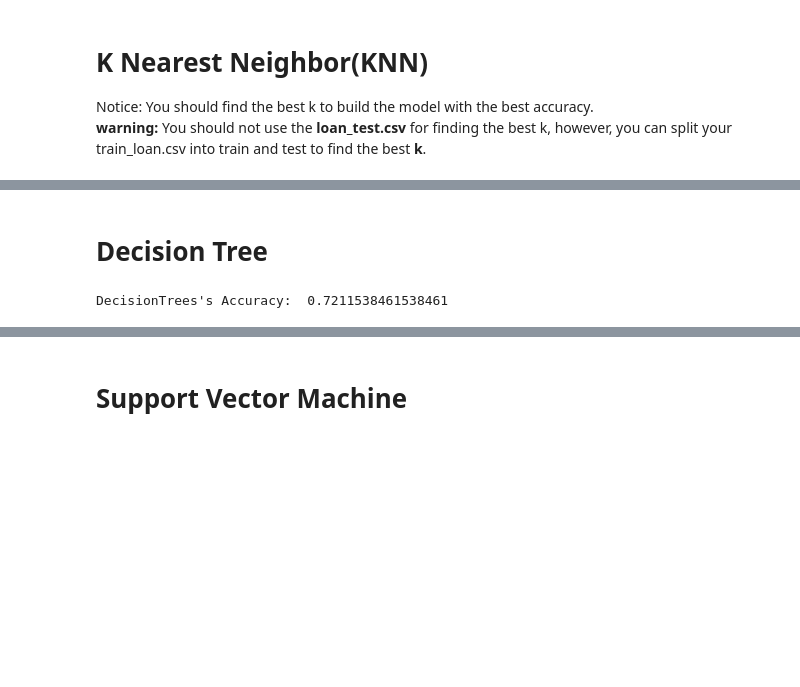
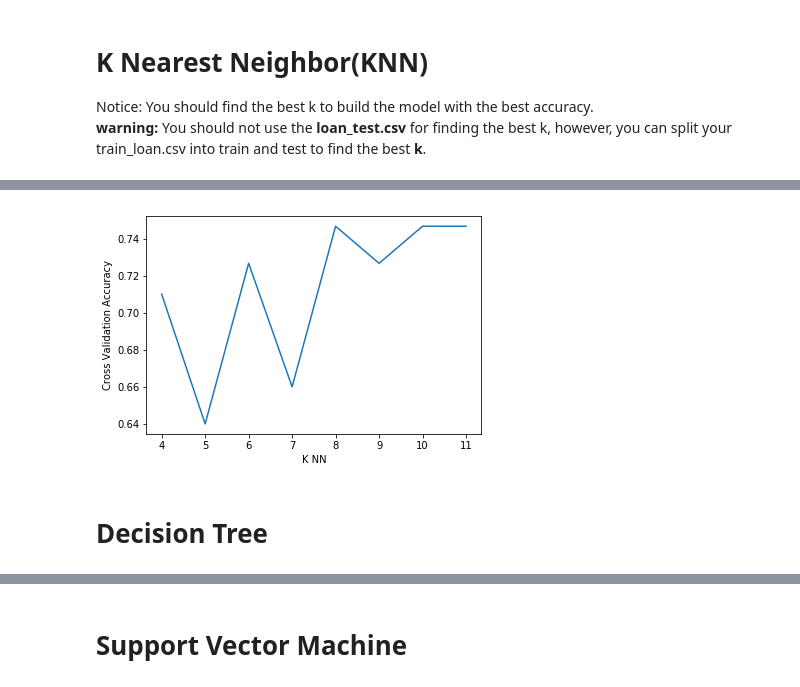
Before and after one commit to kkulkarn/capstone_IBM, a Jupyter notebook: Project Loan.ipynb, the cells around one changed output, grey strips where cells are left out. Drawn from its saved outputs; the diff is of its cells as text; code cells hidden in the pictures; blank space fills up the shorter version.

```diff
--- a/Project Loan.ipynb
+++ b/Project Loan.ipynb
@@ -372,0 +302,38 @@ The best accuracy was with 0.7428571428571429 with k= 9
+# %%
+# Beging KNN
+
+from sklearn.neighbors import KNeighborsClassifier
+
+Score=0
+accList=[]
+
+for k in range(4,12):
+
+    neigh_knn = KNeighborsClassifier(n_neighbors=k,algorithm='auto')
+
+    # using 8 fold CV - tried both 8 and 12
+
+    scores = cross_val_score(neigh_knn, X, y, cv=10)
+    score=scores.mean()
+    accList.append(score)
+
+    print("K is :",k,"| Cross validation Accuracy :",score)
+
+    if score > Score:
+        Score=score
+        best_knn=neigh_knn
+        bestK=k
+
+print("\n\nBest K is :",bestK,"| Cross validation Accuracy :",Score)
+clf_knn=best_knn
+
+clf_knn.fit(X_train,y_train)
+y_pred=best_knn.predict(X_train)
+
+loanScores['KNN-jaccard']=jaccard_similarity_score(y_train, y_pred)
+loanScores['KNN-f1-score']=f1_score(y_train, y_pred, average='weighted')
+
+knn_jac_test=jaccard_similarity_score(y_train, y_pred)
+knn_f1_test=f1_score(y_train, y_pred, average='weighted')
+
+print("\n\nLoanScore{0}".format(loanScores))
@@ -373,18 +355,9 @@ The best accuracy was with 0.7428571428571429 with k= 9
+# %%
+plt.plot(range(4,12),accList)
+plt.xlabel('K NN')
+plt.ylabel('Cross Validation Accuracy')
+plt.show()
+# %% [output]
+[figure, added]
 # %% [markdown]
 # Decision Tree
-# %%
-from sklearn.model_selection import train_test_split
-from sklearn.tree import DecisionTreeClassifier
-X = df[['age', 'Gender', 'Principal', 'weekend', 'terms']].values
-X_trainset, X_testset, y_trainset, y_testset = train_test_split(X, y, test_size=0.3, random_state=3)
-
-loan_det = DecisionTreeClassifier(criterion="entropy", max_depth = 4)
-loan_det.fit(X_trainset,y_trainset)
-
-predTree = loan_det.predict(X_testset)
-
-from sklearn import metrics
-import matplotlib.pyplot as plt
-print("DecisionTrees's Accuracy: ", metrics.accuracy_score(y_testset, predTree))
-# %% [output]
-DecisionTrees's Accuracy:  0.7211538461538461
```
Also changed, not shown: parts of 37 cells of this notebook.
